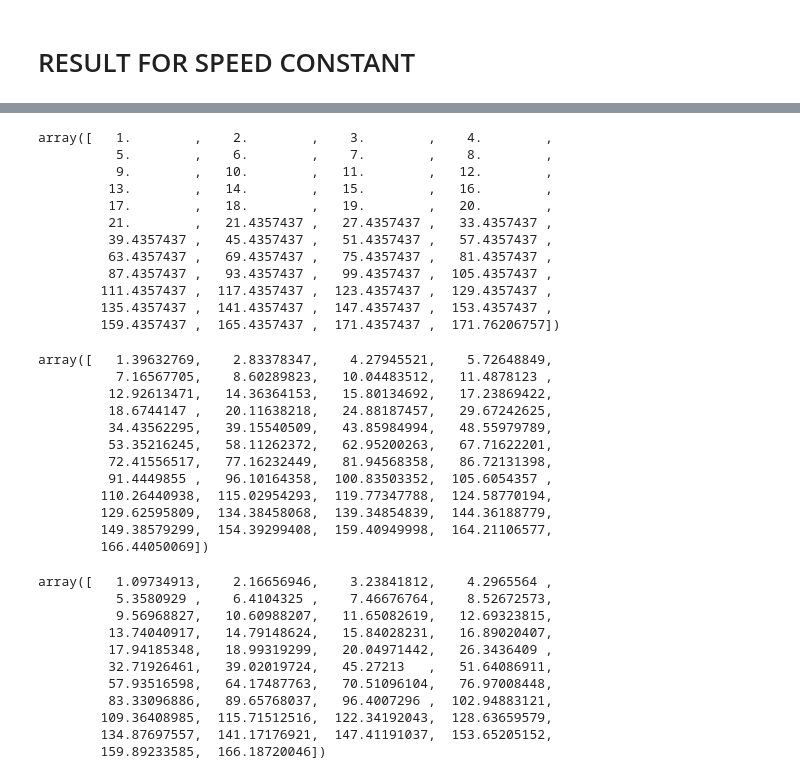
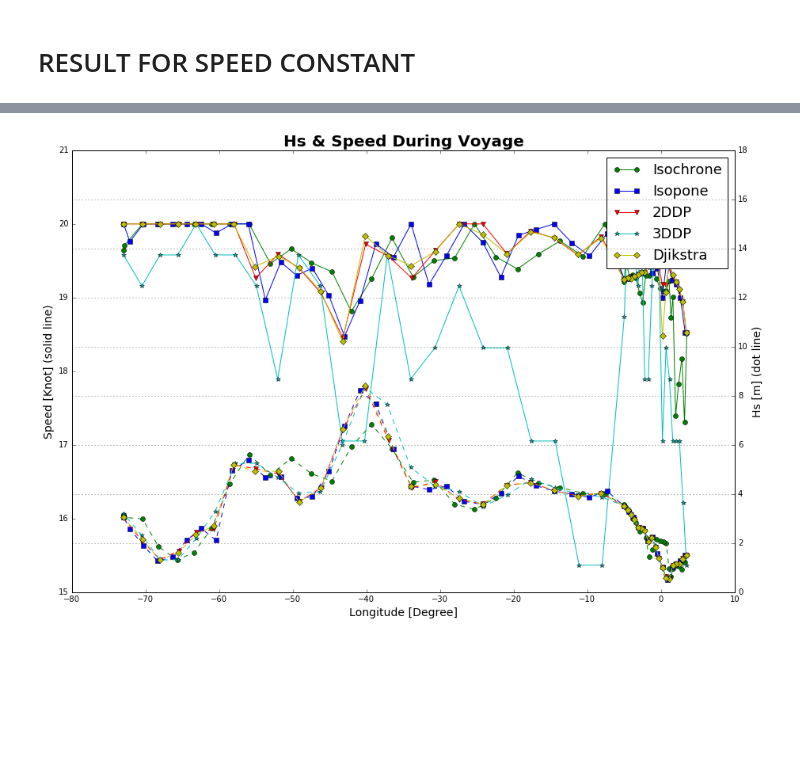
Before and after one commit to helongwangcc/isopone, a Jupyter notebook: Result_Speed_Const.ipynb, the cells around one changed output, grey strips where cells are left out. Saved outputs shown, nothing was run; the diff lists cells and outputs as text; code cells hidden in the pictures; blank space fills up the shorter version.

```diff
--- a/Result_Speed_Const.ipynb
+++ b/Result_Speed_Const.ipynb
@@ -208,47 +209,34 @@ plt.show()
-# %%
-iso_int[:,0]
-# %% [output]
-array([   1.        ,    2.        ,    3.        ,    4.        ,
-          5.        ,    6.        ,    7.        ,    8.        ,
-          9.        ,   10.        ,   11.        ,   12.        ,
-         13.        ,   14.        ,   15.        ,   16.        ,
-         17.        ,   18.        ,   19.        ,   20.        ,
-         21.        ,   21.4357437 ,   27.4357437 ,   33.4357437 ,
-         39.4357437 ,   45.4357437 ,   51.4357437 ,   57.4357437 ,
-         63.4357437 ,   69.4357437 ,   75.4357437 ,   81.4357437 ,
-         87.4357437 ,   93.4357437 ,   99.4357437 ,  105.4357437 ,
-        111.4357437 ,  117.4357437 ,  123.4357437 ,  129.4357437 ,
-        135.4357437 ,  141.4357437 ,  147.4357437 ,  153.4357437 ,
-        159.4357437 ,  165.4357437 ,  171.4357437 ,  171.76206757])
-# %%
-isop_int[:,0]
-# %% [output]
-array([   1.39632769,    2.83378347,    4.27945521,    5.72648849,
-          7.16567705,    8.60289823,   10.04483512,   11.4878123 ,
-         12.92613471,   14.36364153,   15.80134692,   17.23869422,
-         18.6744147 ,   20.11638218,   24.88187457,   29.67242625,
-         34.43562295,   39.15540509,   43.85984994,   48.55979789,
-         53.35216245,   58.11262372,   62.95200263,   67.71622201,
-         72.41556517,   77.16232449,   81.94568358,   86.72131398,
-         91.4449855 ,   96.10164358,  100.83503352,  105.6054357 ,
-        110.26440938,  115.02954293,  119.77347788,  124.58770194,
-        129.62595809,  134.38458068,  139.34854839,  144.36188779,
-        149.38579299,  154.39299408,  159.40949998,  164.21106577,
-        166.44050069])
-# %%
-dy2_int[:,0]
-# %% [output]
-array([   1.09734913,    2.16656946,    3.23841812,    4.2965564 ,
-          5.3580929 ,    6.4104325 ,    7.46676764,    8.52672573,
-          9.56968827,   10.60988207,   11.65082619,   12.69323815,
-         13.74040917,   14.79148624,   15.84028231,   16.89020407,
-         17.94185348,   18.99319299,   20.04971442,   26.3436409 ,
-         32.71926461,   39.02019724,   45.27213   ,   51.64086911,
-         57.93516598,   64.17487763,   70.51096104,   76.97008448,
-         83.33096886,   89.65768037,   96.4007296 ,  102.94883121,
-        109.36408985,  115.71512516,  122.34192043,  128.63659579,
-        134.87697557,  141.17176921,  147.41191037,  153.65205152,
-        159.89233585,  166.18720046])
+# %%
+fig, ax1 = plt.subplots(figsize=(15, 10))
+ax2 = ax1.twinx()
+
+
+ax1.set_title("Hs & Speed During Voyage", fontsize = 20, fontweight='bold')
+ax1.set_xlabel("Longitude [Degree]", fontsize = 14)
+ax1.set_ylabel("Speed [Knot] (solid line)", fontsize = 14)
+ax1.set_ylim([15,21])
+ax1.plot(iso_int[:,1],iso_int[:,8], marker = "o", color = "g", label = "Isochrone")
+ax1.plot(isop_int[:,1],isop_int[:,8], marker = "s", color = "b", label = "Isopone")
+ax1.plot(dy2_int[:,2],dy2_int[:,1], marker = "v", color = "r", label = "2DDP")
+ax1.plot(dy3_int[:,1],dy3_int[:,4], marker ="*", color = "c", label = "3DDP")
+ax1.plot(dij_int[:,1],dij_int[:,8], marker = "D", color = "y", label = "Djikstra")
+ax1.legend(loc = 1 ,prop={'size':18})
+
+ax2.set_ylabel("Hs [m] (dot line)", fontsize = 14)
+ax2.set_ylim([0,18])
+ax2.plot(iso_int[:,1], hs[1], marker = "o", color = "g", label = "Isochrone",linestyle = "--")
+ax2.plot(isop_int[:,1],hs[2], marker = "s", color = "b", label = "Isopone",linestyle = "--")
+ax2.plot(dy2_int[:,2],hs[3], marker = "v", color = "r", label = "2DDP",linestyle = "--")
+ax2.plot(dy3_int[:,1],hs[4], marker = "*", color = "c", label = "3DDP",linestyle = "--")
+ax2.plot(dij_int[:,1],hs[5], marker = "D", color = "y", label = "Djikstra",linestyle = "--")
+
+
+
+plt.grid()
+
+plt.show()
+# %% [output]
+[figure, added]
 # %%
 dy3_int[:,0]
 # %% [output]
```
Also changed, not shown: parts of 7 cells of this notebook, 1 other file.
